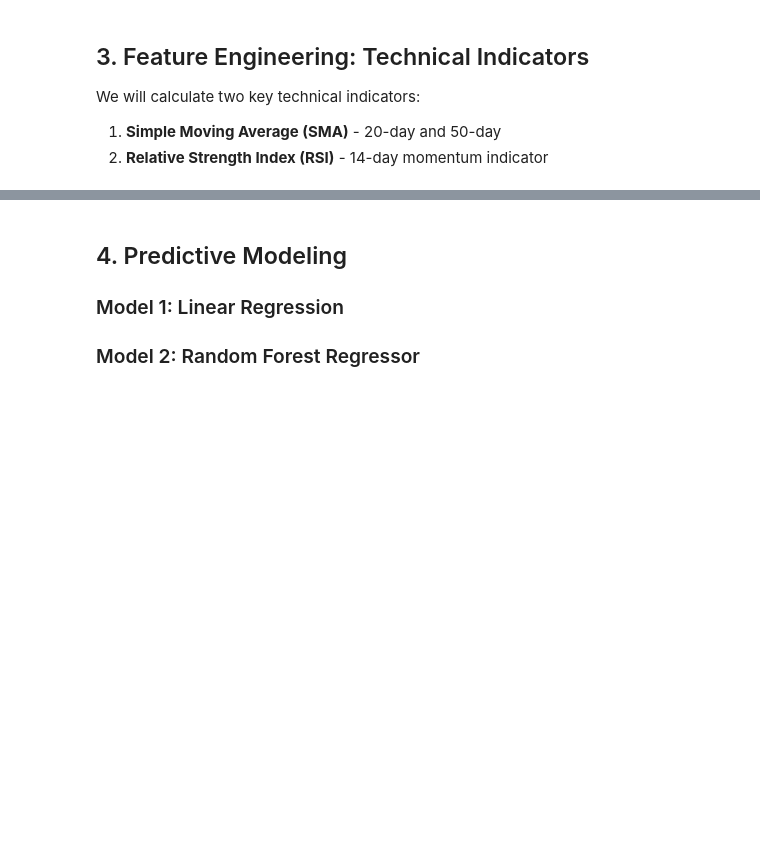
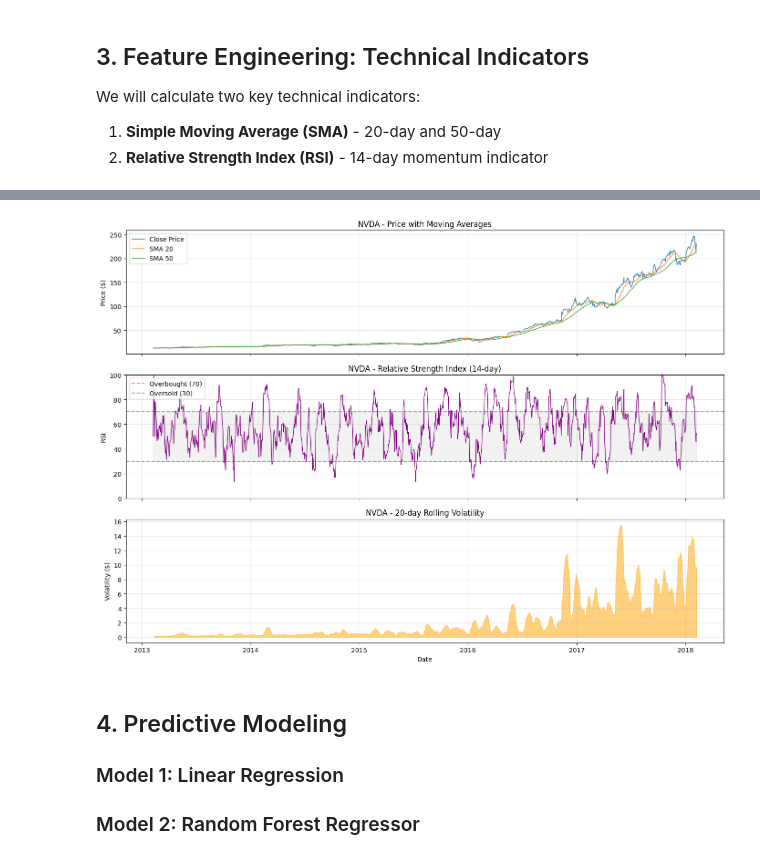
Before and after one commit to qurore/stock-analysis-a1, a Jupyter notebook: notebooks/part2_analysis_modeling.ipynb, the cells around one changed output, grey strips where cells are left out. Cells and saved outputs as stored; diff of their text form; code cells hidden in the pictures; blank space fills up the shorter version.

```diff
--- a/notebooks/part2_analysis_modeling.ipynb
+++ b/notebooks/part2_analysis_modeling.ipynb
@@ -272,6 +333,6 @@ print(df_pandas[['date', 'name', 'close', 'sma_20', 'sma_50', 'rsi_14', 'volatil
 # %%
 # Visualize technical indicators for a sample stock
-sample_stock = 'AAPL'
+sample_stock = 'NVDA'
 stock_data = df_pandas[df_pandas['name'] == sample_stock].copy()
 
 fig, axes = plt.subplots(3, 1, figsize=(14, 10), sharex=True)
@@ -282,33 +343,35 @@ ax1.plot(stock_data['date'], stock_data['close'], label='Close Price', linewidth
 ax1.plot(stock_data['date'], stock_data['sma_20'], label='SMA 20', linewidth=1)
 ax1.plot(stock_data['date'], stock_data['sma_50'], label='SMA 50', linewidth=1)
 ax1.set_ylabel('Price ($)')
 ax1.set_title(f'{sample_stock} - Price with Moving Averages')
 ax1.legend(loc='upper left')
 ax1.grid(True, alpha=0.3)
 
 # RSI
 ax2 = axes[1]
 ax2.plot(stock_data['date'], stock_data['rsi_14'], color='purple', linewidth=1)
 ax2.axhline(y=70, color='red', linestyle='--', alpha=0.5, label='Overbought (70)')
 ax2.axhline(y=30, color='green', linestyle='--', alpha=0.5, label='Oversold (30)')
 ax2.fill_between(stock_data['date'], 30, 70, alpha=0.1, color='gray')
 ax2.set_ylabel('RSI')
 ax2.set_title(f'{sample_stock} - Relative Strength Index (14-day)')
 ax2.legend(loc='upper left')
 ax2.set_ylim(0, 100)
 ax2.grid(True, alpha=0.3)
 
 # Volatility
 ax3 = axes[2]
 ax3.fill_between(stock_data['date'], 0, stock_data['volatility'], alpha=0.5, color='orange')
 ax3.set_ylabel('Volatility ($)')
 ax3.set_xlabel('Date')
 ax3.set_title(f'{sample_stock} - 20-day Rolling Volatility')
 ax3.grid(True, alpha=0.3)
 
 plt.tight_layout()
 plt.savefig(DATA_DIR / 'technical_indicators.png', dpi=150, bbox_inches='tight')
 plt.show()
+# %% [output]
+[figure, added]
 # %% [markdown]
 ## 4. Predictive Modeling
 
```
Also changed, not shown: parts of 19 cells of this notebook, 6 other files.
